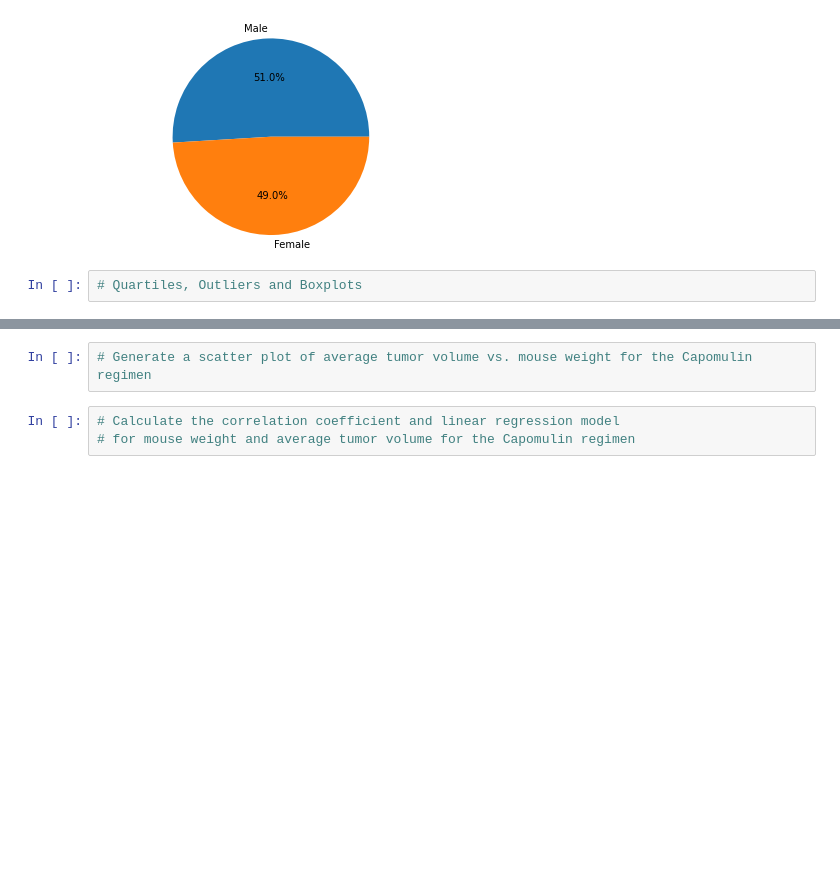
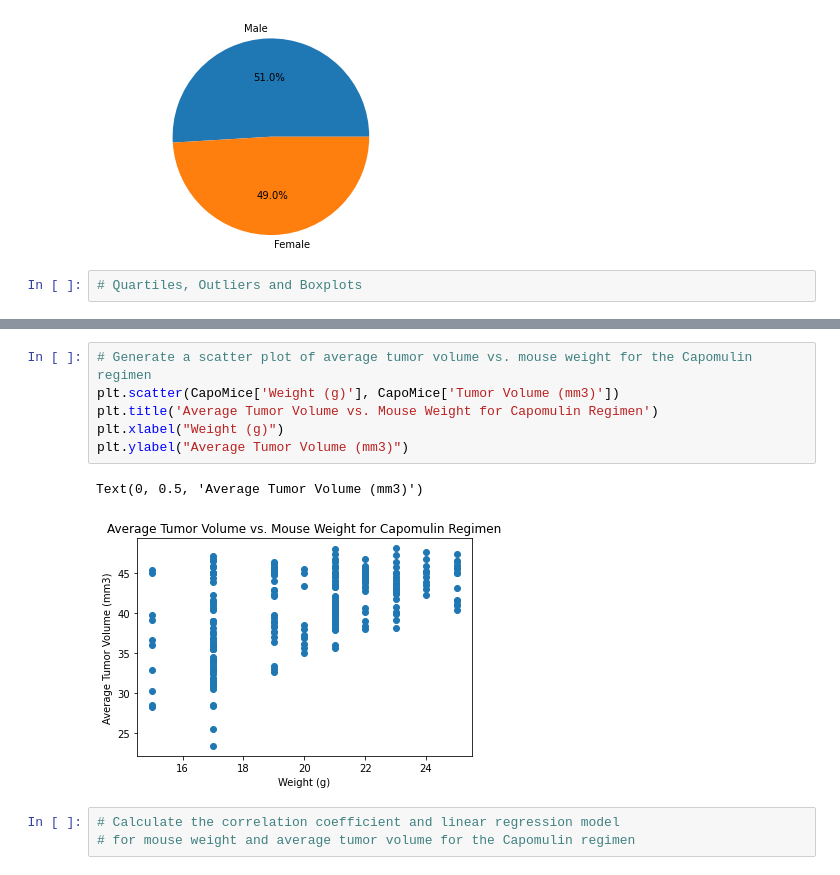
Before and after one commit to ennegineer/05-matplotlibHW, a Jupyter notebook: Statistics.ipynb, the cells around one changed output, grey strips where cells are left out. Cells and saved outputs as stored; diff of their text form; blank space fills up the shorter version.

```diff
--- a/Statistics.ipynb
+++ b/Statistics.ipynb
@@ -226,5 +289,12 @@ SyntaxError: unexpected EOF while parsing (<ipython-input-20-432ba91c82cc>, line
 # %%
 # Generate a scatter plot of average tumor volume vs. mouse weight for the Capomulin regimen
+plt.scatter(CapoMice['Weight (g)'], CapoMice['Tumor Volume (mm3)'])
+plt.title('Average Tumor Volume vs. Mouse Weight for Capomulin Regimen')
+plt.xlabel("Weight (g)")
+plt.ylabel("Average Tumor Volume (mm3)")
+# %% [output]
+Text(0, 0.5, 'Average Tumor Volume (mm3)')
+[figure, added]
 # %%
 # Calculate the correlation coefficient and linear regression model
 # for mouse weight and average tumor volume for the Capomulin regimen
```
Also changed, not shown: parts of 6 cells of this notebook.
